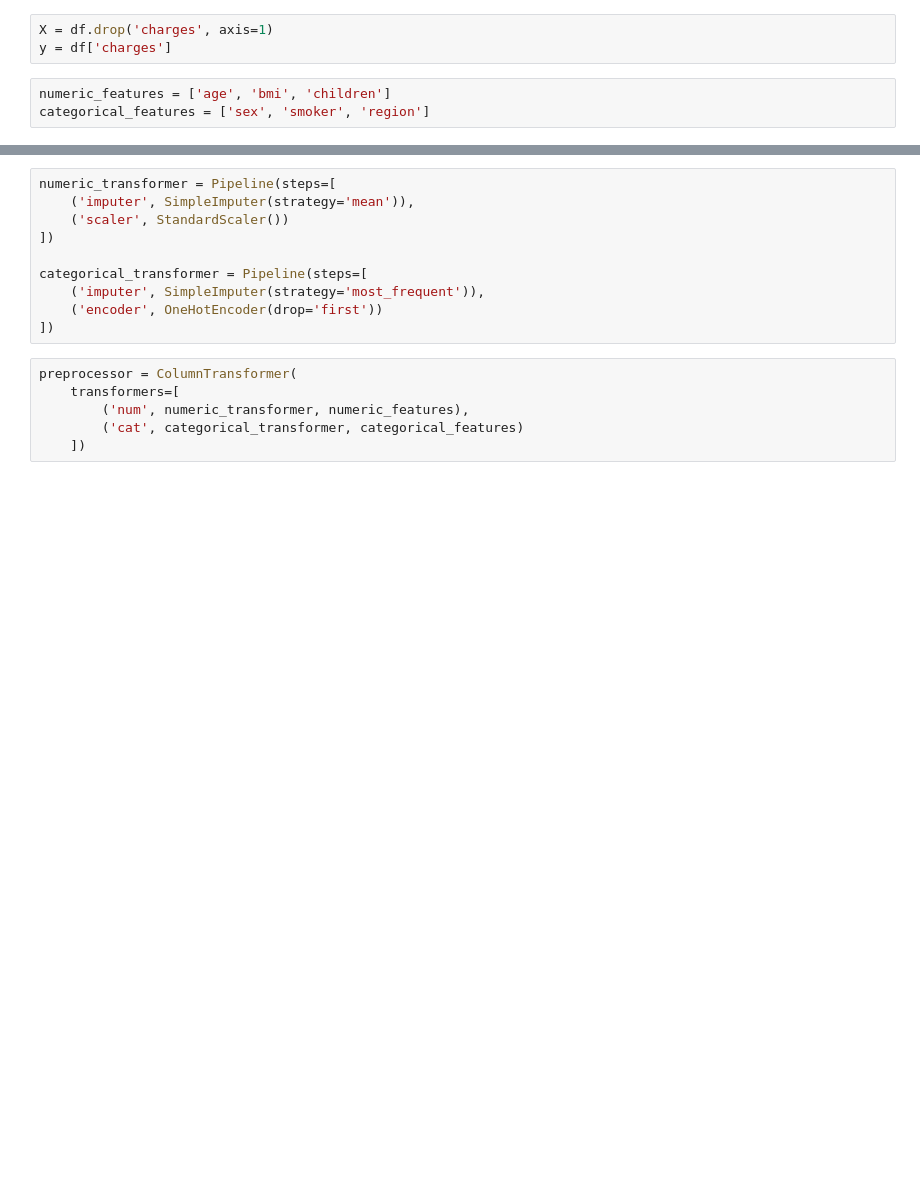
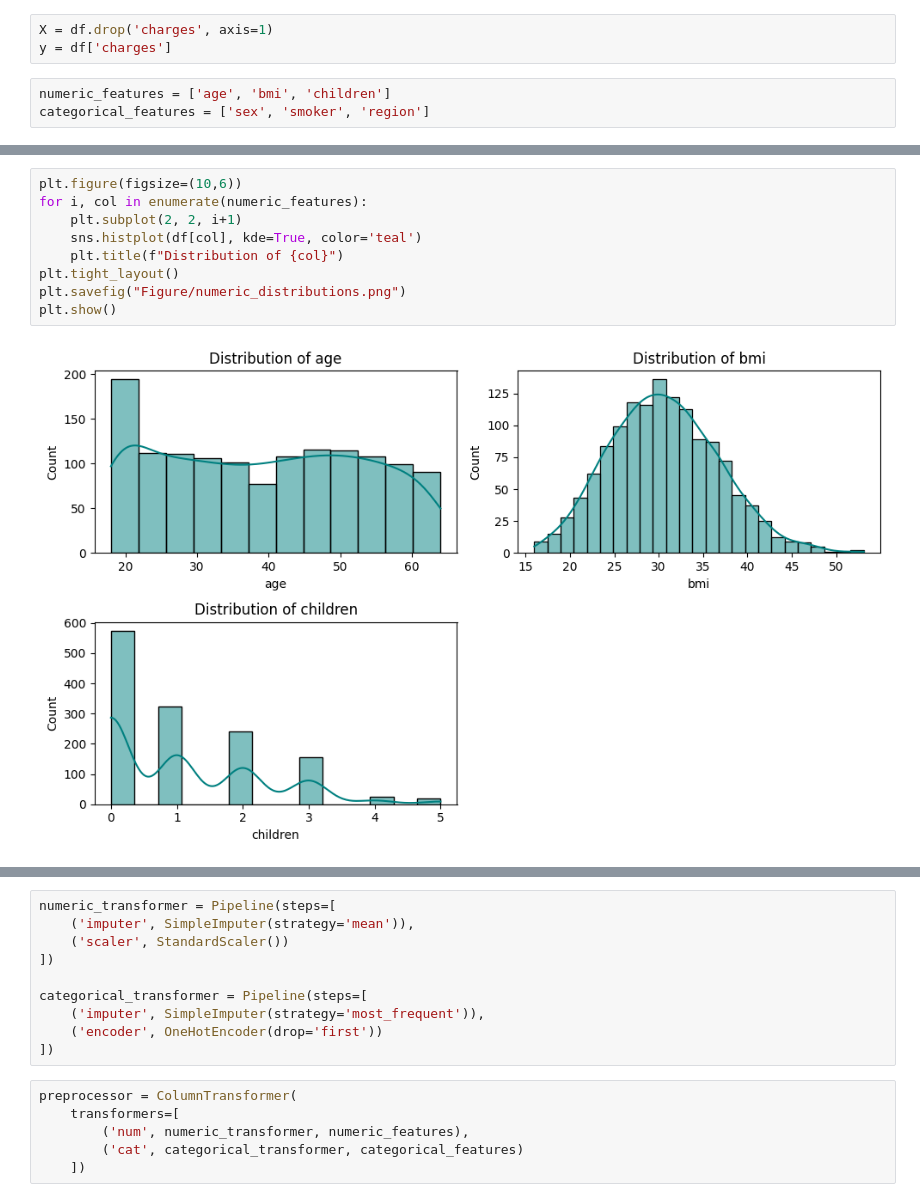
Before and after one commit to sankajithdjinasena/DataAnalysisProjects, a Jupyter notebook: Insurance_Analysis/Insurance_data_analyze.ipynb, the cells around one changed output, grey strips where cells are left out. Saved outputs shown, nothing was run; the diff lists cells and outputs as text; blank space fills up the shorter version.

```diff
--- a/Insurance_Analysis/Insurance_data_analyze.ipynb
+++ b/Insurance_Analysis/Insurance_data_analyze.ipynb
@@ -87,0 +118,11 @@ categorical_features = ['sex', 'smoker', 'region']
+# %%
+plt.figure(figsize=(10,6))
+for i, col in enumerate(numeric_features):
+    plt.subplot(2, 2, i+1)
+    sns.histplot(df[col], kde=True, color='teal')
+    plt.title(f"Distribution of {col}")
+plt.tight_layout()
+plt.savefig("Figure/numeric_distributions.png")
+plt.show()
+# %% [output]
+[figure, added]
```
Also changed, not shown: parts of 9 cells of this notebook, 6 other files.
